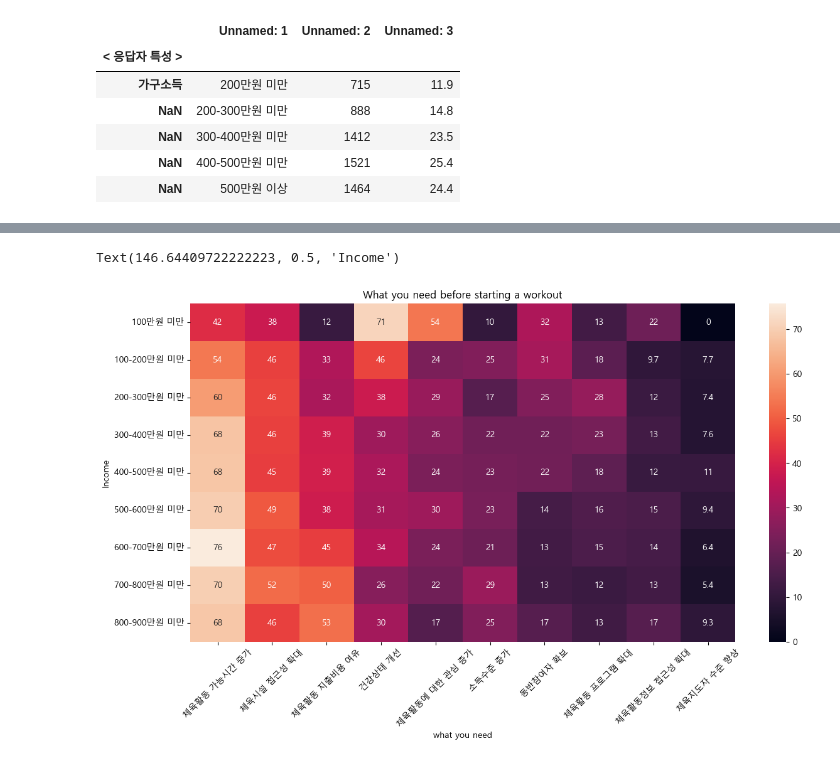
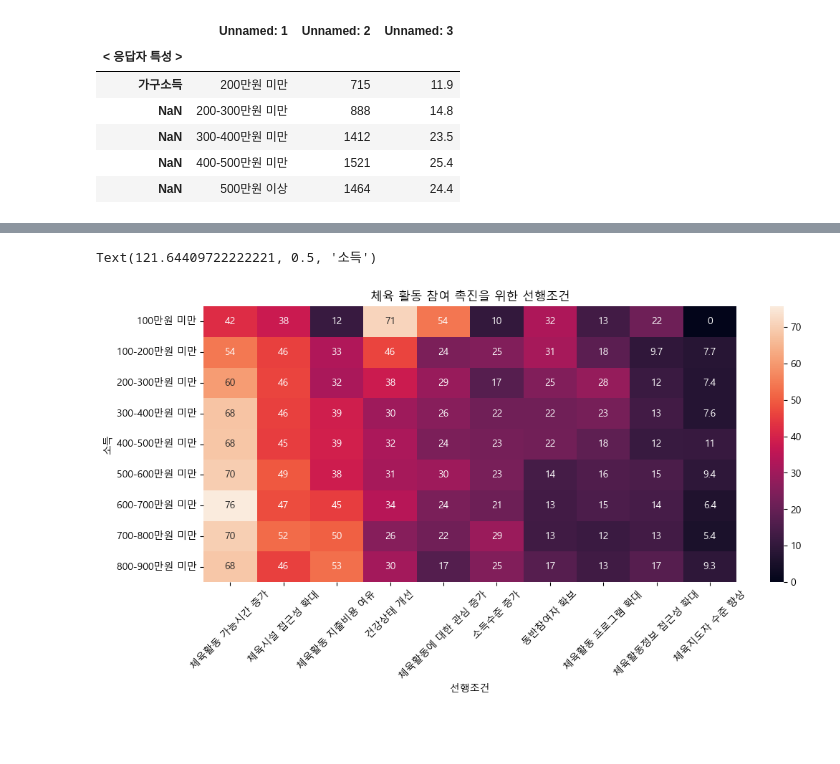
Before and after one commit to qortmdwns/adam, a Jupyter notebook: team_pjt/team.ipynb, the cells around one changed output, grey strips where cells are left out. Cells and saved outputs as stored; diff of their text form; code cells hidden in the pictures; blank space fills up the shorter version.

```diff
--- a/team_pjt/team.ipynb
+++ b/team_pjt/team.ipynb
@@ -247,14 +299,14 @@ H_M_Sport_Condition
 # %%
 H_M_Sport_Condition=H_M_Sport_Condition.astype(float)
-plt.figure(figsize=(14,7))
+plt.figure(figsize=(12,5))
 
-plt.title("What you need before starting a workout")
+plt.title("체육 활동 참여 촉진을 위한 선행조건")
 
 sns.heatmap(data=H_M_Sport_Condition, annot=True)
 plt.xticks(rotation=45)
-plt.xlabel("what you need")
+plt.xlabel("선행조건")
 
-plt.ylabel("Income")
+plt.ylabel("소득")
 # %% [output]
-Text(146.64409722222223, 0.5, 'Income')
+Text(121.64409722222221, 0.5, '소득')
-[figure, old version]
+[figure, new version]
```
Also changed, not shown: parts of 12 cells of this notebook.
